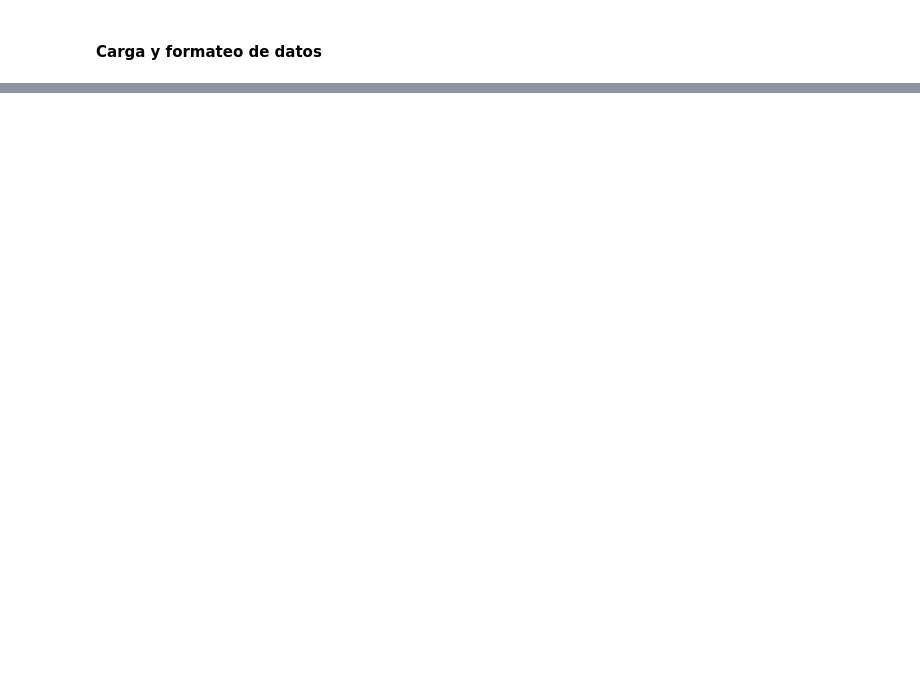
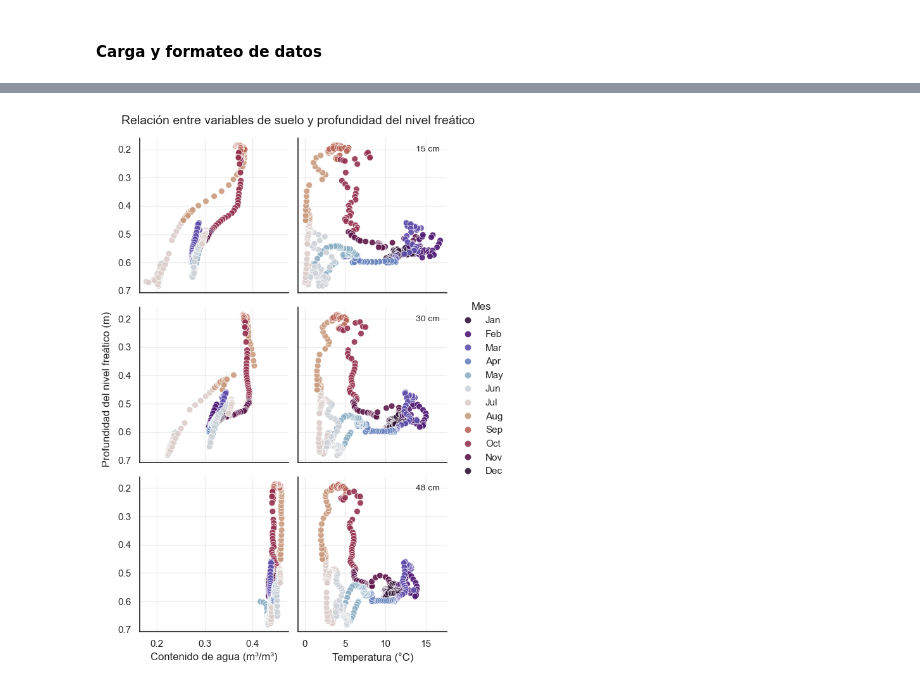
Before and after one commit to pibonacic/Huasco-salt-flat-groundwater-and-soil-dynamics, a Jupyter notebook: code/04_all-data_exploratory-visualization.ipynb, the cells around one changed output, grey strips where cells are left out. Cells and saved outputs as stored; diff of their text form; code cells hidden in the pictures; blank space fills up the shorter version.

```diff
--- a/code/04_all-data_exploratory-visualization.ipynb
+++ b/code/04_all-data_exploratory-visualization.ipynb
@@ -8,2 +11,6 @@ import matplotlib.dates as mdates
+# %%
+# Diccionario de mapeo para limpiar nombre de columna del piezometro
+# Estructura: sensor_profundidad_variable_unidad
+piezo_rename_map = {'depth_m': 'Piezometer_NA_groundwater-depth_m'}
 # %% [markdown]
 #### Carga y formateo de datos
@@ -67,0 +86,15 @@ full_depth_order = ['15 cm', '30 cm', '48 cm', 'NA']
+# %%
+# Creacion de un df largo sin datos piezometricos
+soil_long_df = long_df[long_df['Sensor'] == 'TEROS12'].set_index('Timestamps')
+
+# Creacion de una columna con datos piezometricos
+piezo_col = long_df[long_df['Sensor'] == 'Piezometer'].set_index('Timestamps')['Value']
+
+# Union de la columna al df de suelos
+scatter_df = soil_long_df.merge(
+    piezo_col.rename('Groundwater-depth-m'),
+    left_index=True,
+    right_index=True)
+
+# Creacion de una columna con el valor del mes
+scatter_df['Month'] = scatter_df.index.month
@@ -827,0 +200,75 @@ plt.show()
+# %%
+# Creacion de la figura base
+scatter_plot = sns.relplot(
+    data=scatter_df,
+    x='Value',                          # Eje X: variables de suelo
+    y='Groundwater-depth-m',            # Eje Y: profundidad nivel freatico
+    hue='Month',                        # Coloreado por mes
+    row='Depth-label',                  # Una fila por profundidad
+    col='Variable-label',               # Una columna por variable
+    row_order=soil_depth_order,
+    palette='twilight_shifted',         # Paleta ciclica
+    kind='scatter',
+    height=3,
+    aspect=1,
+    facet_kws={'sharey': True, 'sharex': 'col'},    # Eje Y compartido, Eje X: compartido por columnas
+    s=50,
+    alpha=0.9,
+    legend='full'
+)
+
+# Eliminacion de elementos incluidos por defecto
+scatter_plot.set_titles('')
+scatter_plot.set_xlabels('')
+scatter_plot.set_ylabels('')
+
+# Etiquetado del eje X
+scatter_plot.axes[-1, 0].set_xlabel("Contenido de agua (m³/m³)")
+scatter_plot.axes[-1, 1].set_xlabel("Temperatura (°C)")
+
+# Inversion del eje Y (+ margen)
+y_min, y_max = scatter_df['Groundwater-depth-m'].min(), scatter_df['Groundwater-depth-m'].max()
+padding = (y_max - y_min) * 0.05
+scatter_plot.set(ylim=(y_max + padding, y_min - padding))
+
+# Etiquetado del eje Y
+scatter_plot.figure.supylabel(
+    'Profundidad del nivel freático (m)',
+    x=0.04,
+    size=plt.rcParams['axes.labelsize'], # Igualar tamaño al eje X
+    )
+
+# Titulo de leyenda
+legend = scatter_plot._legend
+legend.set_title('Mes')
+
+# Etiquetado de meses en leyenda
+month_names = {str(i): calendar.month_abbr[i] for i in range(1, 13)}
+for t in legend.texts:
+    if t.get_text() in month_names:
+        t.set_text(month_names[t.get_text()])
+
+
+# Iteracion sobre los facets para agregar etiqueta de profundidad
+for ax, label in zip(scatter_plot.axes[:, -1], soil_depth_order):
+    ax.text(
+        x=0.95,
+        y=0.95,
+        s=f'{label}',
+        transform=ax.transAxes,
+        ha='right',
+        va='top',
+        fontsize=10,
+    )
+
+# Establecimiento de titulo
+scatter_plot.figure.suptitle("Relación entre variables de suelo y profundidad del nivel freático",
+                             x=0.5, y=0.98, fontsize=14)
+
+# Ajustes de espaciado
+plt.tight_layout()
+plt.subplots_adjust(top=0.94, right=0.85) # Ajusta espacio disponible para facets
+
+plt.show()
+# %% [output]
+[figure, added]
```
Also changed, not shown: parts of 29 cells of this notebook, 3 other files.
